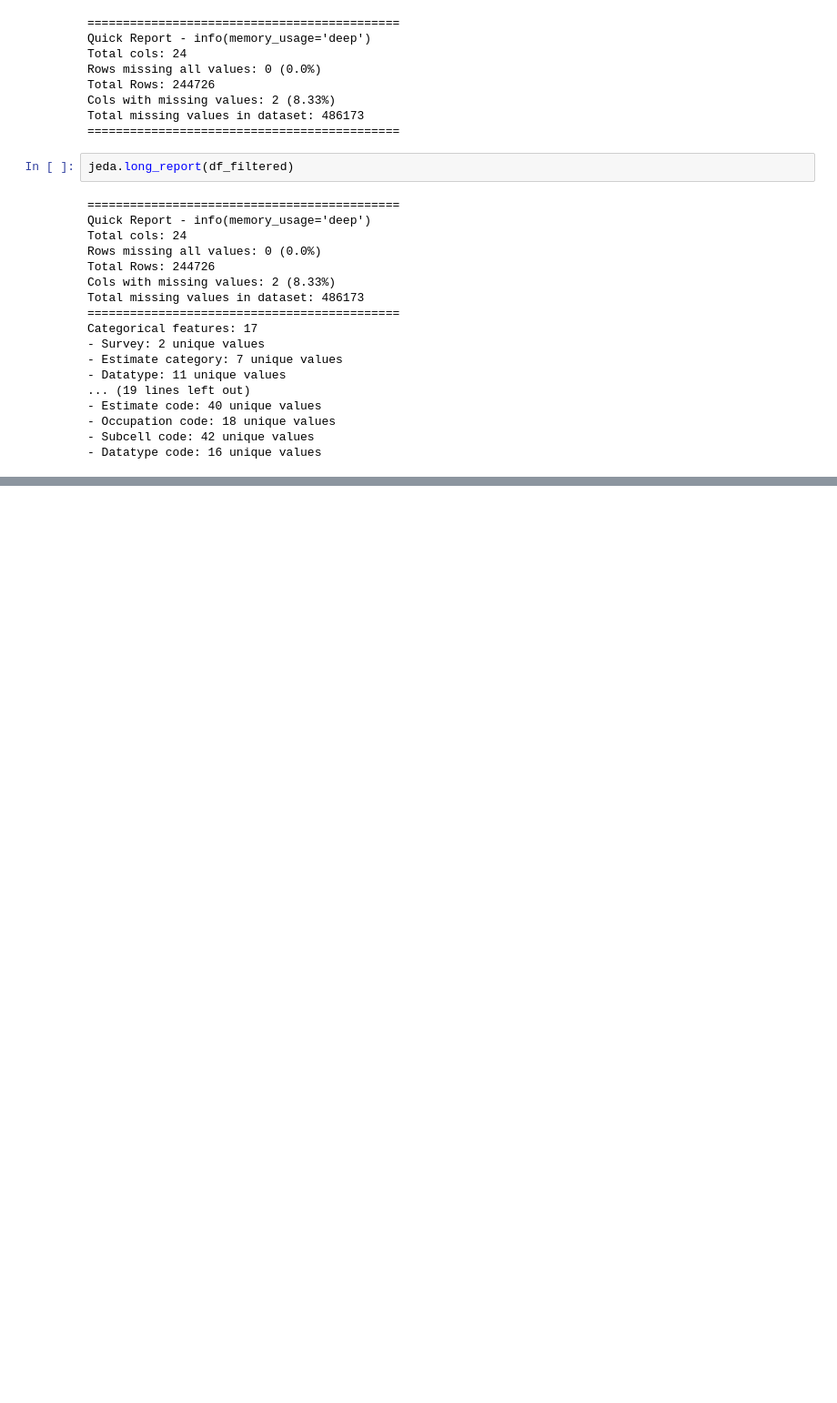
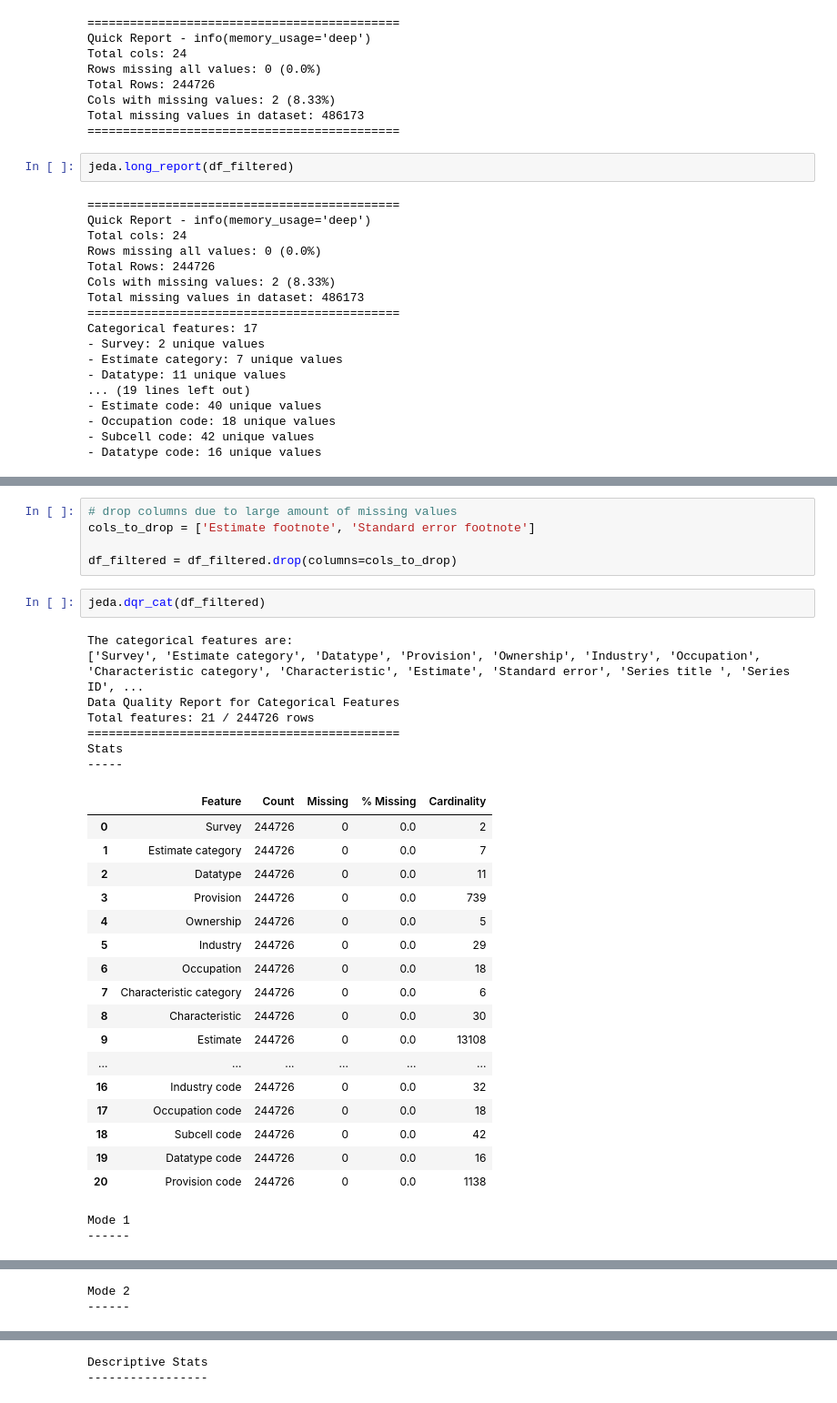
Before and after one commit to amayranib/ADS-508-team-project, a Jupyter notebook: eda/jc_eda.ipynb, the cells around one changed output, grey strips where cells are left out. Shown at 91% size. Saved outputs shown, nothing was run; the diff lists cells and outputs as text; blank space fills up the shorter version.

```diff
--- a/eda/jc_eda.ipynb
+++ b/eda/jc_eda.ipynb
@@ -93,0 +255,34 @@ Categorical features: 17
+# %%
+# drop columns due to large amount of missing values
+cols_to_drop = ['Estimate footnote', 'Standard error footnote']
+
+df_filtered = df_filtered.drop(columns=cols_to_drop)
+# %%
+jeda.dqr_cat(df_filtered)
+# %% [output]
+The categorical features are:
+['Survey', 'Estimate category', 'Datatype', 'Provision', 'Ownership', 'Industry', 'Occupation', 'Characteristic category', 'Characteristic', 'Estimate', 'Standard error', 'Series title ', 'Series ID', ...
+Data Quality Report for Categorical Features
+Total features: 21 / 244726 rows
+============================================
+Stats
+-----
+|  | Feature | Count | Missing | % Missing | Cardinality |
+| 0 | Survey | 244726 | 0 | 0.0 | 2 |
+| 1 | Estimate category | 244726 | 0 | 0.0 | 7 |
+| 2 | Datatype | 244726 | 0 | 0.0 | 11 |
+| 3 | Provision | 244726 | 0 | 0.0 | 739 |
+| 4 | Ownership | 244726 | 0 | 0.0 | 5 |
+| 5 | Industry | 244726 | 0 | 0.0 | 29 |
+| 6 | Occupation | 244726 | 0 | 0.0 | 18 |
+| 7 | Characteristic category | 244726 | 0 | 0.0 | 6 |
+| 8 | Characteristic | 244726 | 0 | 0.0 | 30 |
+| 9 | Estimate | 244726 | 0 | 0.0 | 13108 |
+| ... | ... | ... | ... | ... | ... |
+| 16 | Industry code | 244726 | 0 | 0.0 | 32 |
+| 17 | Occupation code | 244726 | 0 | 0.0 | 18 |
+| 18 | Subcell code | 244726 | 0 | 0.0 | 42 |
+| 19 | Datatype code | 244726 | 0 | 0.0 | 16 |
+| 20 | Provision code | 244726 | 0 | 0.0 | 1138 |
+Mode 1
+------
@@ -93,0 +306,2 @@ Categorical features: 17
+Mode 2
+------
@@ -93,0 +325,2 @@ Categorical features: 17
+Descriptive Stats
+-----------------
```
Also changed, not shown: parts of 11 cells of this notebook.
